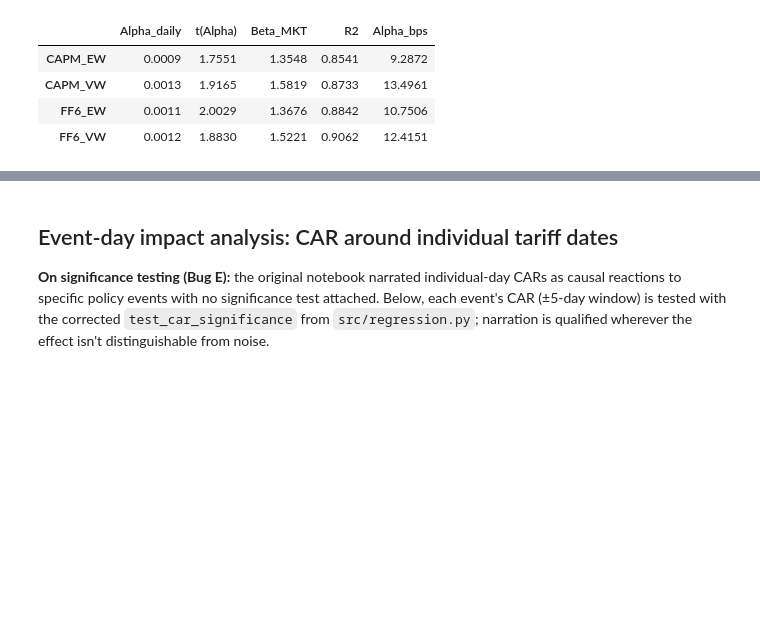
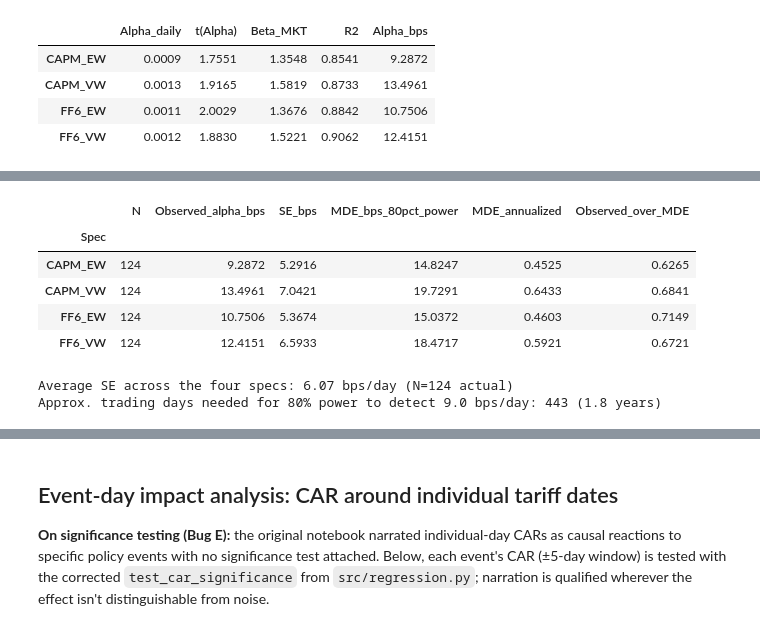
Before and after one commit to Divyansh1504/tariff-event-study, a Jupyter notebook: notebooks/report2_portfolio_event_study.ipynb, the cells around one changed output, grey strips where cells are left out. Saved outputs shown, nothing was run; the diff lists cells and outputs as text; code cells hidden in the pictures; blank space fills up the shorter version.

```diff
--- a/notebooks/report2_portfolio_event_study.ipynb
+++ b/notebooks/report2_portfolio_event_study.ipynb
@@ -223,0 +232,36 @@ every specification), not by unexplained excess return.
+# %%
+from regression import minimum_detectable_effect
+
+power_rows = []
+for label, model in [("CAPM_EW", capm_eq), ("CAPM_VW", capm_val), ("FF6_EW", ff6_eq), ("FF6_VW", ff6_val)]:
+    alpha_hat = model.params["const"]
+    se = model.bse["const"]
+    mde = minimum_detectable_effect(se)
+    power_rows.append({
+        "Spec": label, "N": int(model.nobs), "Observed_alpha_bps": alpha_hat * 1e4,
+        "SE_bps": se * 1e4, "MDE_bps_80pct_power": mde * 1e4,
+        "MDE_annualized": (1 + mde) ** 252 - 1,
+        "Observed_over_MDE": abs(alpha_hat) / mde,
+    })
+power_table = pd.DataFrame(power_rows).set_index("Spec")
+power_table.round(4)
+# %% [output]
+|  | N | Observed_alpha_bps | SE_bps | MDE_bps_80pct_power | MDE_annualized | Observed_over_MDE |
+| Spec |  |  |  |  |  |  |
+| CAPM_EW | 124 | 9.2872 | 5.2916 | 14.8247 | 0.4525 | 0.6265 |
+| CAPM_VW | 124 | 13.4961 | 7.0421 | 19.7291 | 0.6433 | 0.6841 |
+| FF6_EW | 124 | 10.7506 | 5.3674 | 15.0372 | 0.4603 | 0.7149 |
+| FF6_VW | 124 | 12.4151 | 6.5933 | 18.4717 | 0.5921 | 0.6721 |
+# %%
+# Roughly how many trading days would 80% power to detect a ~9 bps/day alpha have required?
+# SE scales ~ 1/sqrt(N) for a fixed residual profile -- solving from the actual N=124 SE.
+target_bps = 9.0
+avg_se_bps = power_table["SE_bps"].mean()
+avg_n = power_table["N"].mean()
+n_required = avg_n * (2.801585 * avg_se_bps / target_bps) ** 2
+print(f"Average SE across the four specs: {avg_se_bps:.2f} bps/day (N={avg_n:.0f} actual)")
+print(f"Approx. trading days needed for 80% power to detect {target_bps} bps/day: {n_required:.0f} "
+      f"({n_required/252:.1f} years)")
+# %% [output]
+Average SE across the four specs: 6.07 bps/day (N=124 actual)
+Approx. trading days needed for 80% power to detect 9.0 bps/day: 443 (1.8 years)
```
Also changed, not shown: parts of 8 cells of this notebook, 19 other files.
